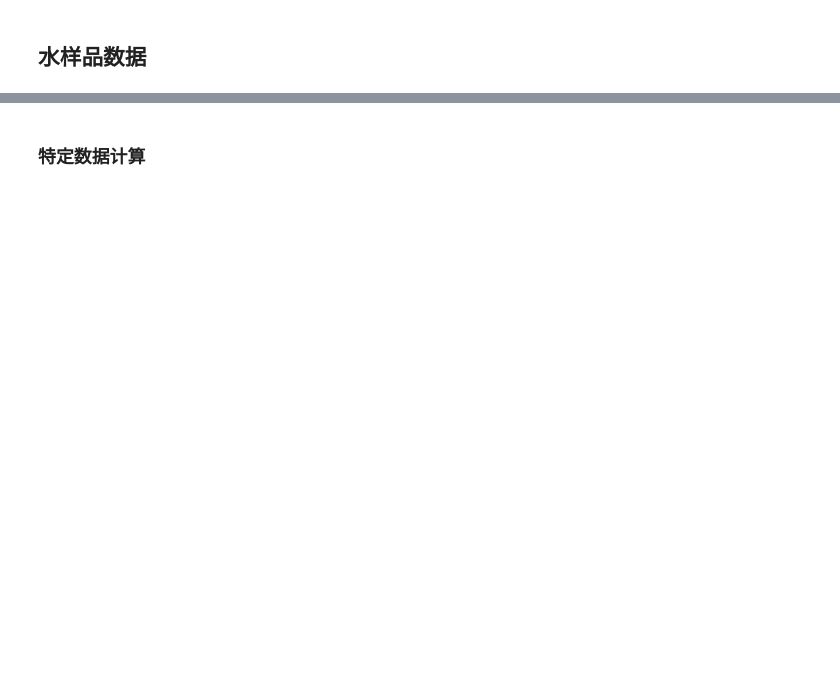
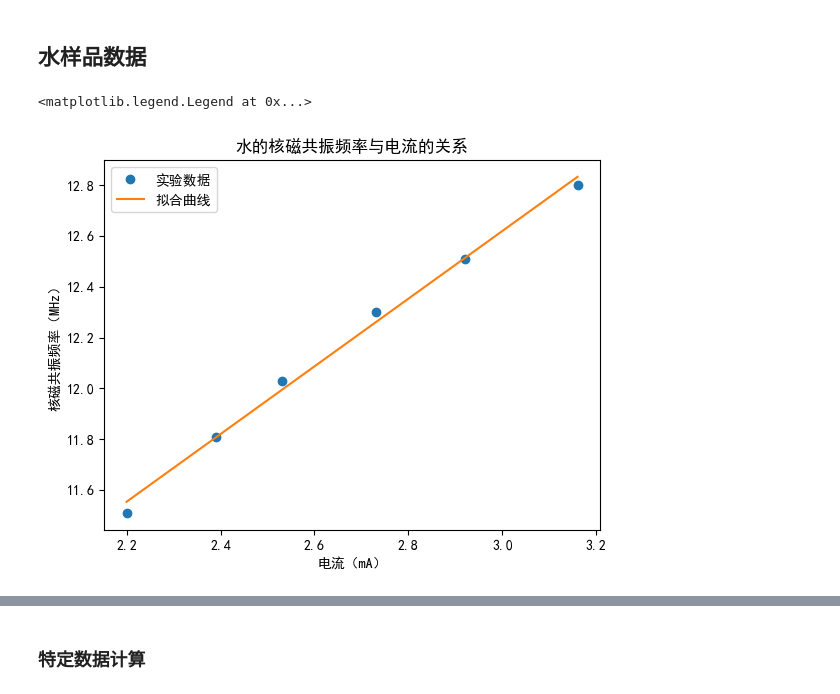
Before and after one commit to GeorgeDong32/My-Physics-Experiments, a Jupyter notebook: 实验13/Experience13.ipynb, the cells around one changed output, grey strips where cells are left out. Drawn from its saved outputs; the diff is of its cells as text; code cells hidden in the pictures; blank space fills up the shorter version.

```diff
--- a/实验13/Experience13.ipynb
+++ b/实验13/Experience13.ipynb
@@ -35,29 +38,22 @@ plt.legend()
 # %%
 wdata = pd.read_csv('data.H2O.csv')
 vw = wdata['v']
 Iw = wdata['I']
 
 def funIv(I, k2, b2):
     return k2 * I + b2
 
 def funBv(B, k3, b3):
     return k3 * B + b3
 
 popt2, pcov2 = curve_fit(funIv, Iw, vw)
 plt.figure()
 plt.plot(Iw, vw, 'o', label='实验数据')
 plt.plot(Iw, funIv(Iw, *popt2), label='拟合曲线')
 plt.title('水的核磁共振频率与电流的关系')
 plt.xlabel('电流（mA）')
 plt.ylabel('核磁共振频率（MHz）')
 plt.legend()
-
-Bw = funIB(Iw, popt1[0], popt1[1])
-popt3, pcov3 = curve_fit(funBv, Bw, vw)
-plt.figure()
-plt.plot(Bw, vw, 'o', label='实验数据')
-plt.plot(Bw, funBv(Bw, *popt3), 'o', label='拟合数据')
-plt.title('水的核磁共振频率与磁场强度的关系')
-plt.xlabel('磁场强度（mT）')
-plt.ylabel('核磁共振频率（MHz）')
-plt.legend()
+# %% [output]
+<matplotlib.legend.Legend at 0x...>
+[figure, added]
```
Also changed, not shown: parts of 6 cells of this notebook.
